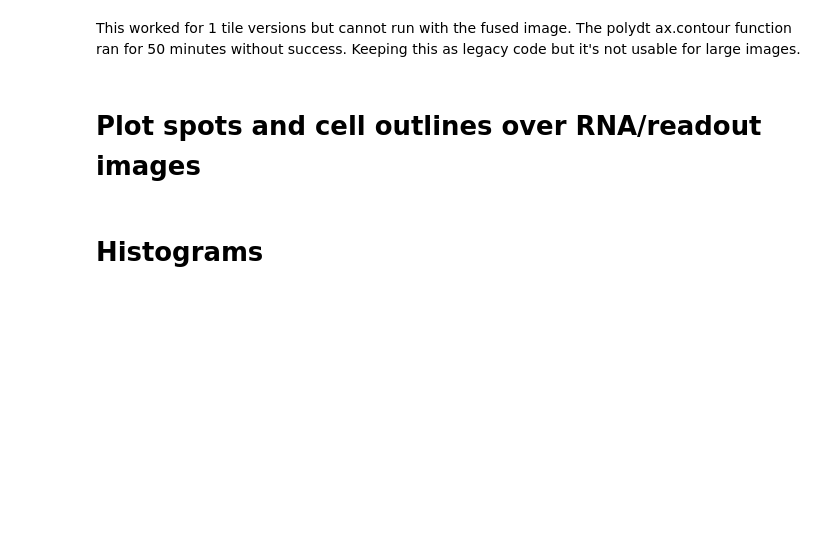
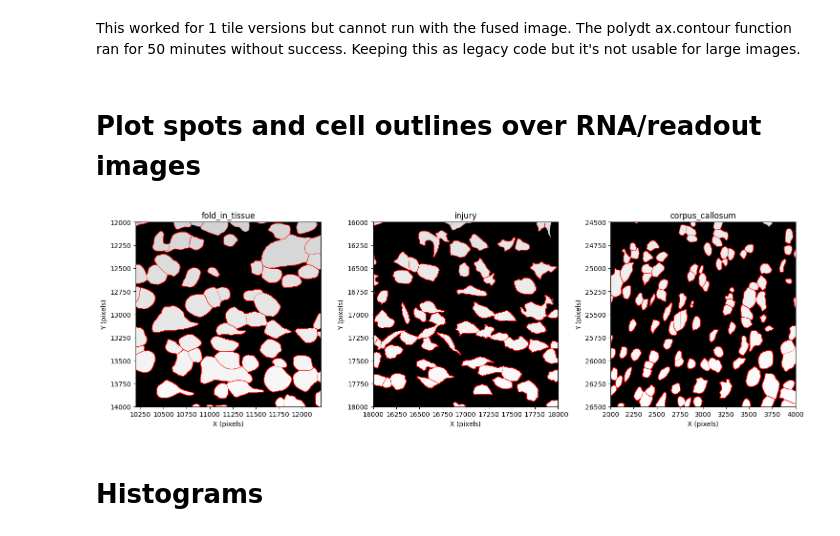
Before and after one commit to mspend/big-fish-examples, a Jupyter notebook: bioprotean_smfish/plots/paper_figs.ipynb, the cells around one changed output. Drawn from its saved outputs; the diff is of its cells as text; code cells hidden in the pictures; blank space fills up the shorter version.

```diff
--- a/bioprotean_smfish/plots/paper_figs.ipynb
+++ b/bioprotean_smfish/plots/paper_figs.ipynb
@@ -343,5 +345,46 @@ plt.tight_layout()
 plt.show()
 # %% [markdown]
 # Plot spots and cell outlines over RNA/readout images
+# %%
+# this code exists above but I'm repeating here in case I don't run the previous section
+# Three 2000 x 2000 regions: (y_min, y_max, x_min, x_max)
+
+other_regions = {
+    "fold_in_tissue": (12000, 14000, 10200, 12200),
+    "injury": (16000, 18000, 16000, 18000),
+    "corpus_callosum": (24500, 26500, 2000, 4000),
+}
 # %%
 # code here
+fig, axes = plt.subplots(1, 3, figsize=(15, 5))
+
+for ax, (name, (y1, y2, x1, x2)) in zip(axes, other_regions.items()):
+
+    bit5_image_crop = rna_bit5[y1:y2, x1:x2]
+
+    mask_crop = cell_label[y1:y2, x1:x2]
+
+    ax.imshow(
+        bit5_image_crop,
+        cmap="gray",
+        extent=[x1, x2, y2, y1]  # original image coordinates
+    )
+
+    ax.contour(
+        np.arange(x1, x2),
+        np.arange(y1, y2),
+        mask_crop,
+        levels=np.unique(mask_crop)[1:],
+        colors="red",
+        linewidths=0.5,
+        alpha=0.7
+    )
+
+    ax.set_title(name)
+    ax.set_xlabel("X (pixels)")
+    ax.set_ylabel("Y (pixels)")
+
+plt.tight_layout()
+plt.show()
+# %% [output]
+[figure, added]
```
Also changed, not shown: parts of 4 cells of this notebook, 2 other files.
